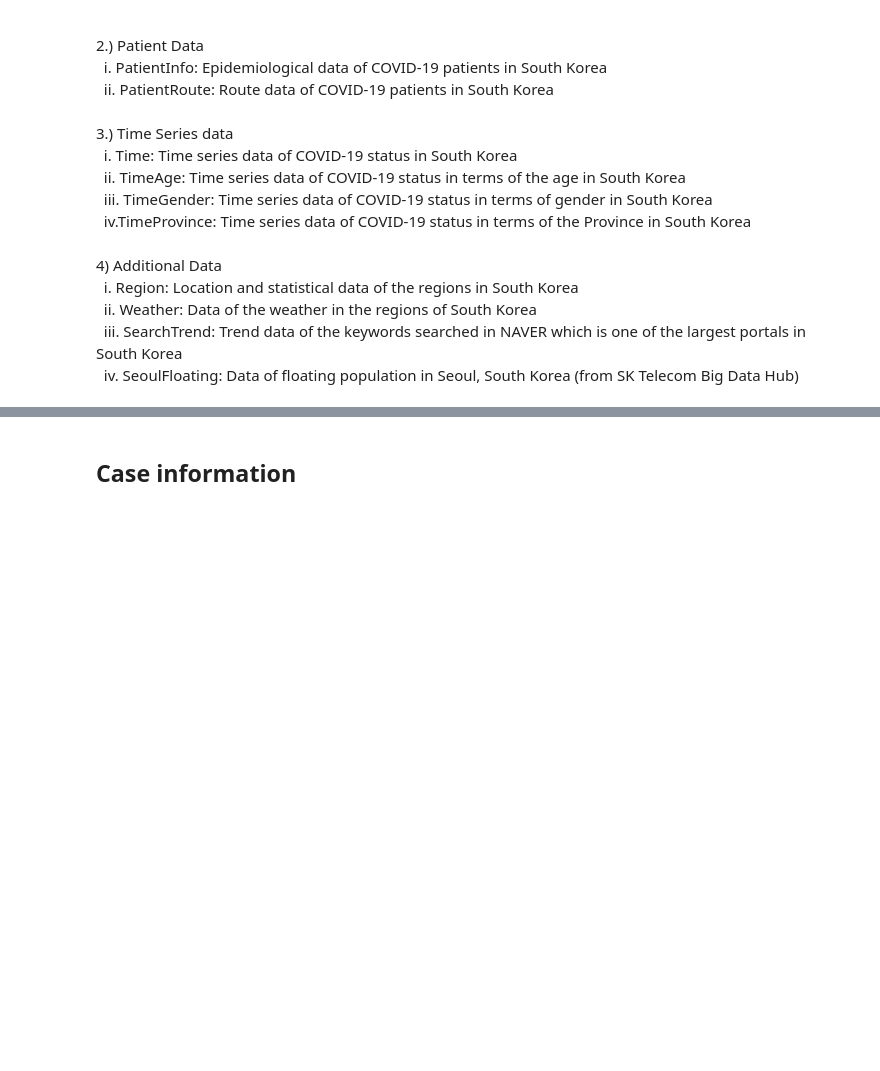
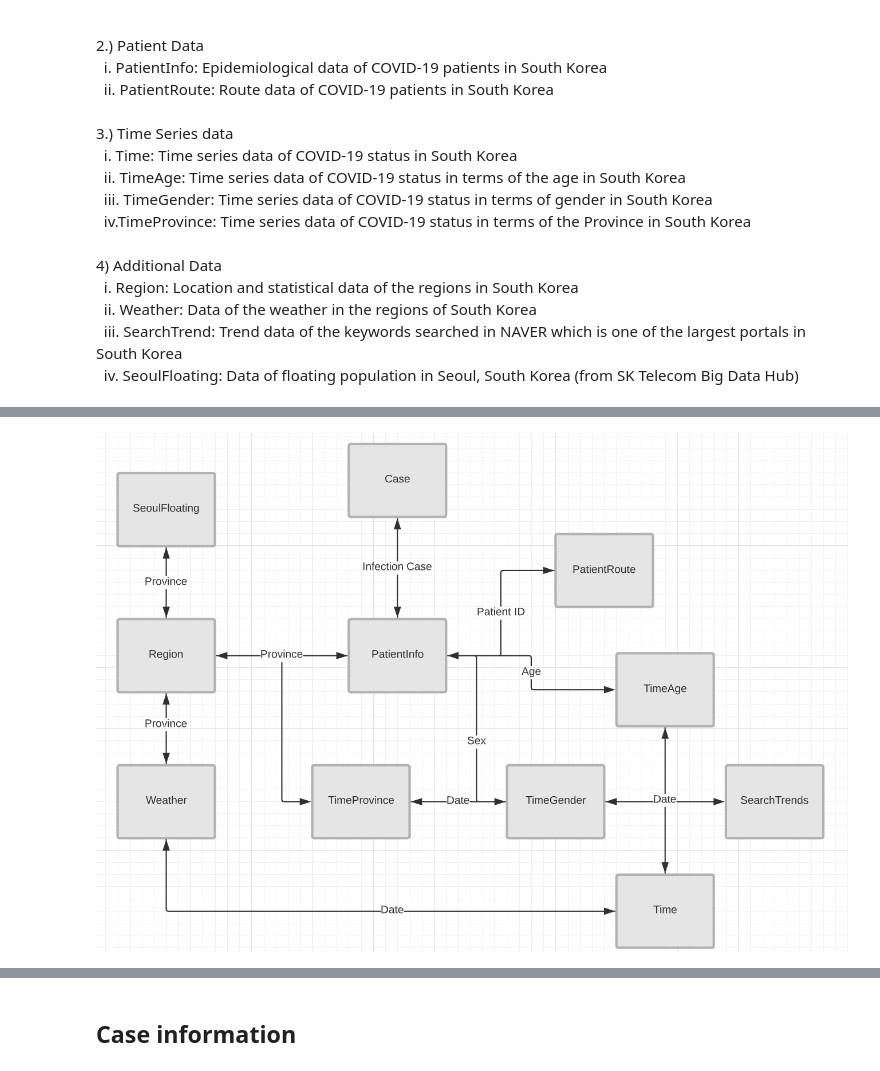
Before and after one commit to chitinglow/Covid19, a Jupyter notebook: COVID19_Exploratory_Analysis.ipynb, the cells around one changed output, grey strips where cells are left out. Drawn from its saved outputs; the diff is of its cells as text; code cells hidden in the pictures; blank space fills up the shorter version.

```diff
--- a/COVID19_Exploratory_Analysis.ipynb
+++ b/COVID19_Exploratory_Analysis.ipynb
@@ -39,3 +37,9 @@
+# %%
+from IPython.display import Image
+from IPython.core.display import HTML
+Image(filename="/content/drive/My Drive/Colab Notebooks/Data Mapping.PNG")
+# %% [output]
+[figure, added]
 # %%
 from google.colab import drive
 drive.mount('/content/drive')
```
Also changed, not shown: parts of 2 cells of this notebook.
